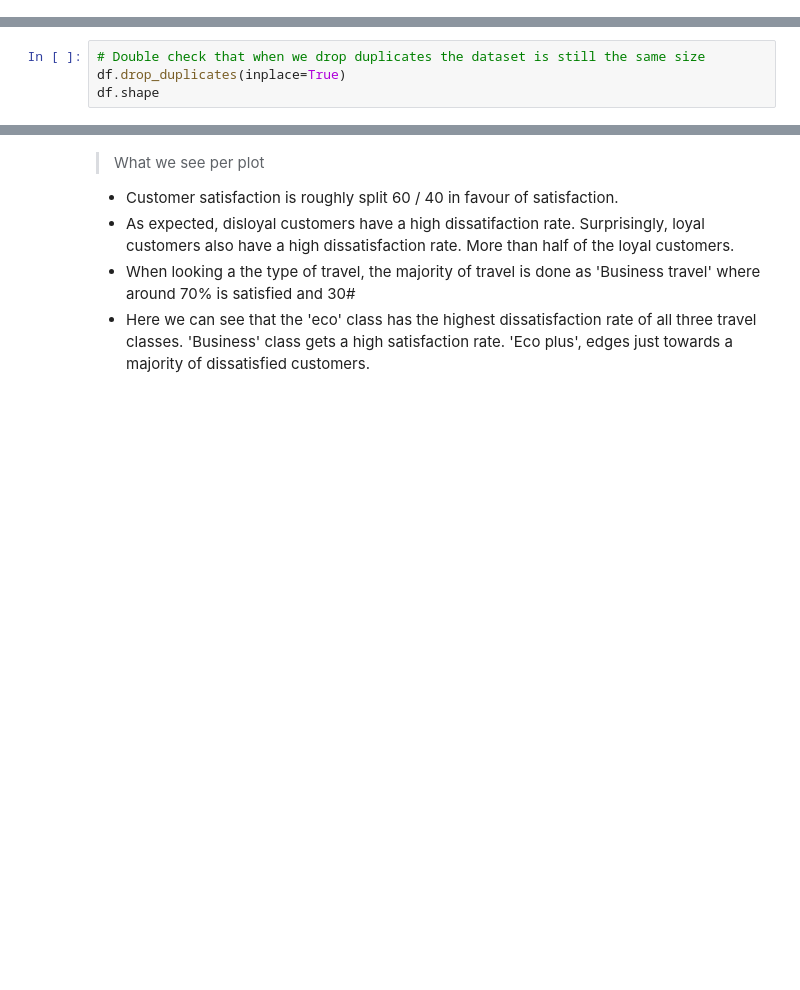
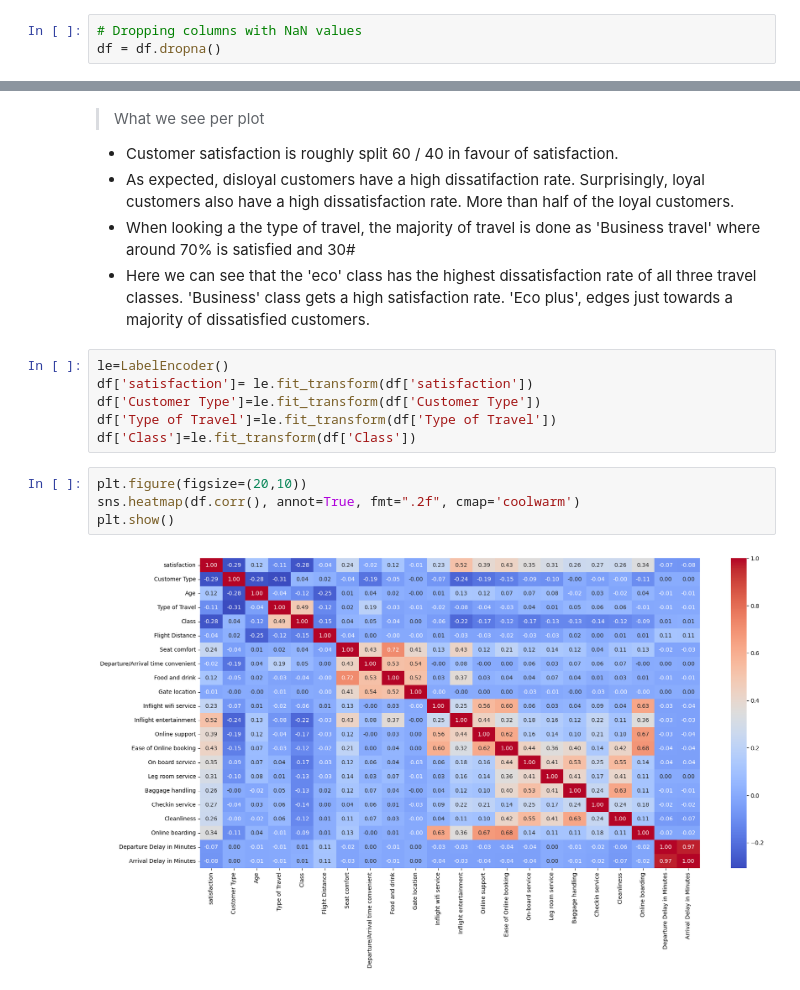
Before and after one commit to martdejager/AirlineProjectMinorBA, a Jupyter notebook: AirlineProject.ipynb, the cells around one changed output, grey strips where cells are left out. Drawn from its saved outputs; the diff is of its cells as text; blank space fills up the shorter version.

```diff
--- a/AirlineProject.ipynb
+++ b/AirlineProject.ipynb
@@ -96,3 +103,6 @@ dtype: int64
+# %%
+# Dropping columns with NaN values
+df = df.dropna()
 # %%
 # Check for duplicates in the dataset
 df.duplicated().sum()
@@ -100,7 +110,3 @@ df.duplicated().sum()
 0
 # %% [markdown]
 > Here we can see that there are no duplicate values in the dataset
-# %%
-# Double check that when we drop duplicates the dataset is still the same size
-df.drop_duplicates(inplace=True)
-df.shape
@@ -156,3 +160,15 @@ plt.show()
 +  As expected, disloyal customers have a high dissatifaction rate. Surprisingly, loyal customers also have a high dissatisfaction rate. More than half of the loyal customers.
 +  When looking a the type of travel, the majority of travel is done as 'Business travel' where around 70% is satisfied and 30#
 +  Here we can see that the 'eco' class has the highest dissatisfaction rate of all three travel classes. 'Business' class gets a high satisfaction rate. 'Eco plus', edges just towards a majority of dissatisfied customers.
+# %%
+le=LabelEncoder()
+df['satisfaction']= le.fit_transform(df['satisfaction'])
+df['Customer Type']=le.fit_transform(df['Customer Type'])
+df['Type of Travel']=le.fit_transform(df['Type of Travel'])
+df['Class']=le.fit_transform(df['Class'])
+# %%
+plt.figure(figsize=(20,10))
+sns.heatmap(df.corr(), annot=True, fmt=".2f", cmap='coolwarm')
+plt.show()
+# %% [output]
+[figure, added]
```
Also changed, not shown: parts of 6 cells of this notebook.
